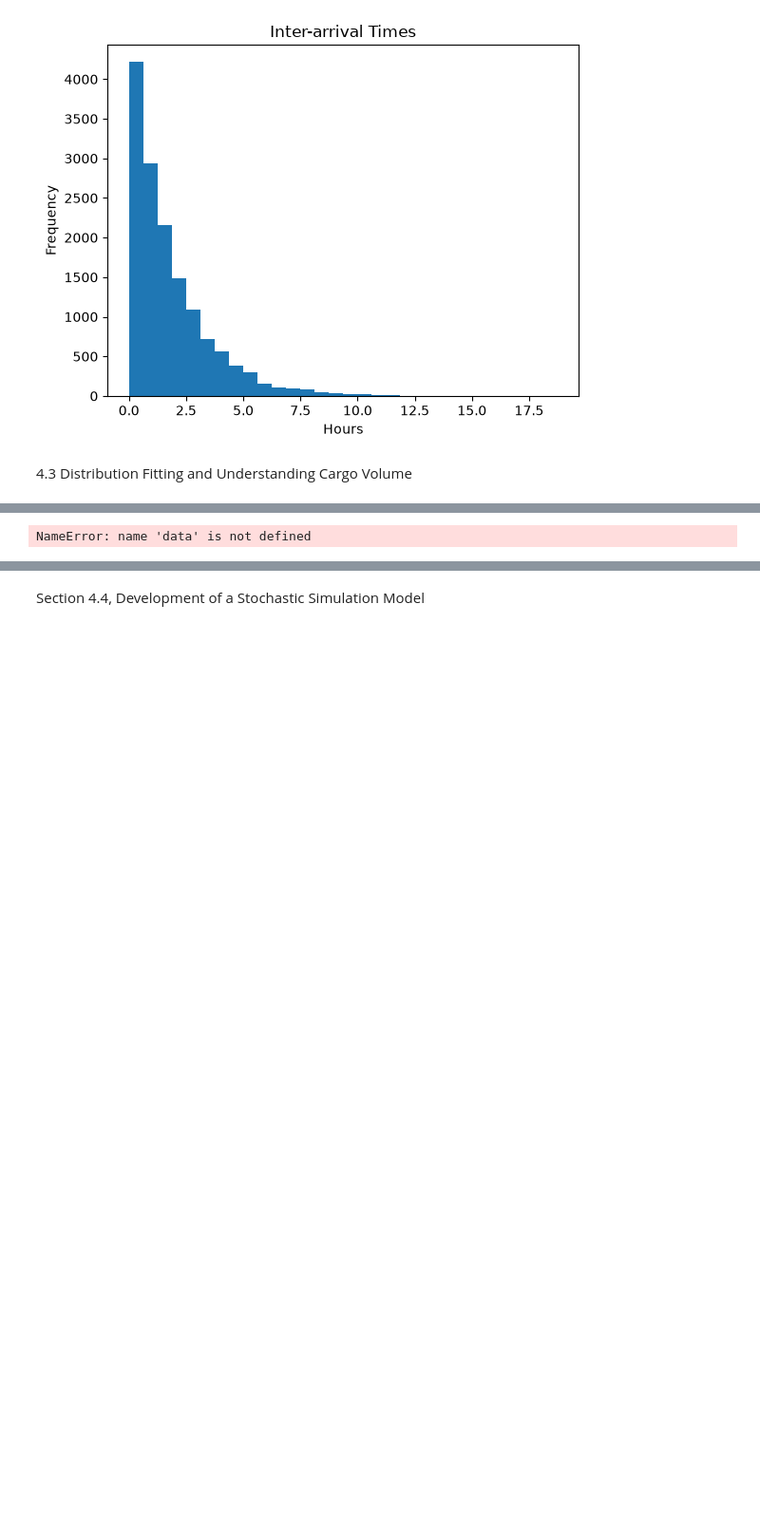
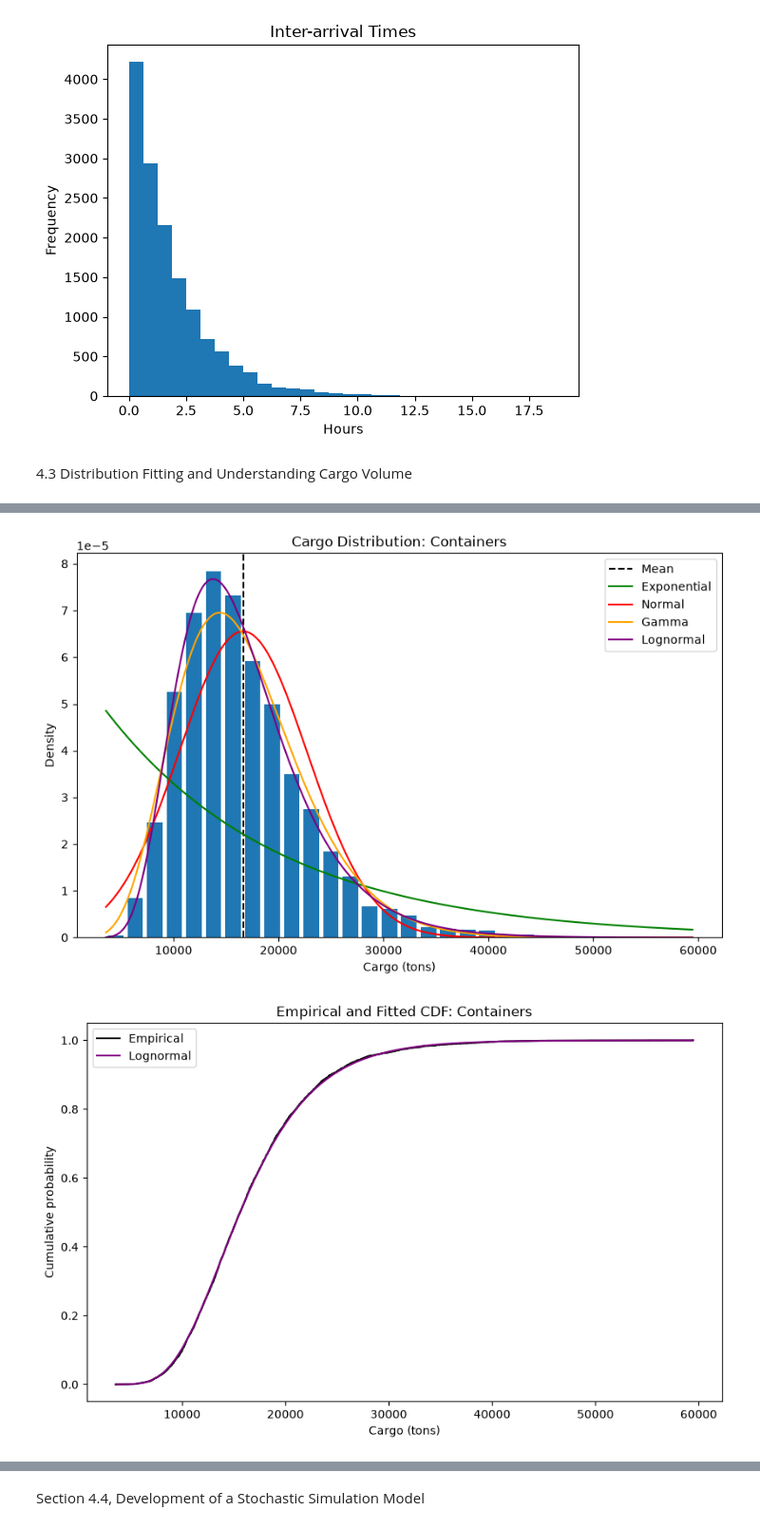
Before and after one commit to vlad-p2610/StochasticSim, a Jupyter notebook: gettingData.ipynb, the cells around one changed output, grey strips where cells are left out. Shown at 95% size. Drawn from its saved outputs; the diff is of its cells as text; code cells hidden in the pictures; blank space fills up the shorter version.

```diff
--- a/gettingData.ipynb
+++ b/gettingData.ipynb
@@ -101,10 +101,10 @@ from statsmodels.distributions.empirical_distribution import ECDF
 
 
 # Cargo per vessel type and for all vessels
-cargoContainer = data.loc[data['Vessel_Type'] == 'Container', 'Cargo_tons']
-cargoTanker = data.loc[data['Vessel_Type'] == 'Tanker', 'Cargo_tons']
-cargoBulk = data.loc[data['Vessel_Type'] == 'Bulk', 'Cargo_tons']
-cargoAll = data['Cargo_tons']
+cargoContainer = portData.loc[portData['Vessel_Type'] == 'Container', 'Cargo_tons']
+cargoTanker = portData.loc[portData['Vessel_Type'] == 'Tanker', 'Cargo_tons']
+cargoBulk = portData.loc[portData['Vessel_Type'] == 'Bulk', 'Cargo_tons']
+cargoAll = portData['Cargo_tons']
 
 
 #Container Vessel
@@ -405 +405,2 @@ Note: you may need to restart the kernel to use updated packages.
-NameError: name 'data' is not defined
+[figure, added]
+[figure, added]
```
Also changed, not shown: parts of 5 cells of this notebook.
